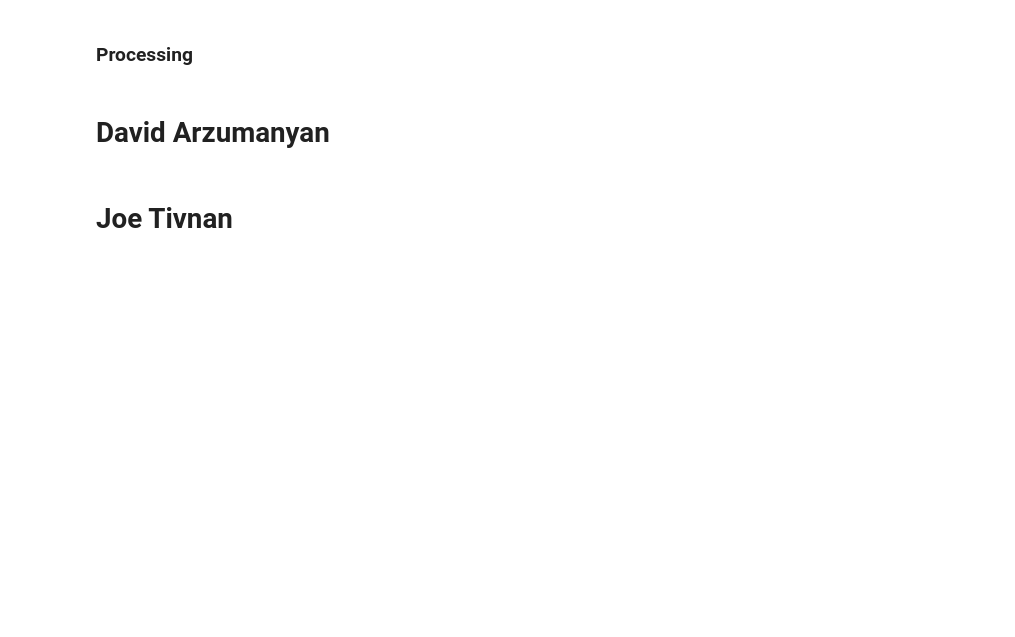
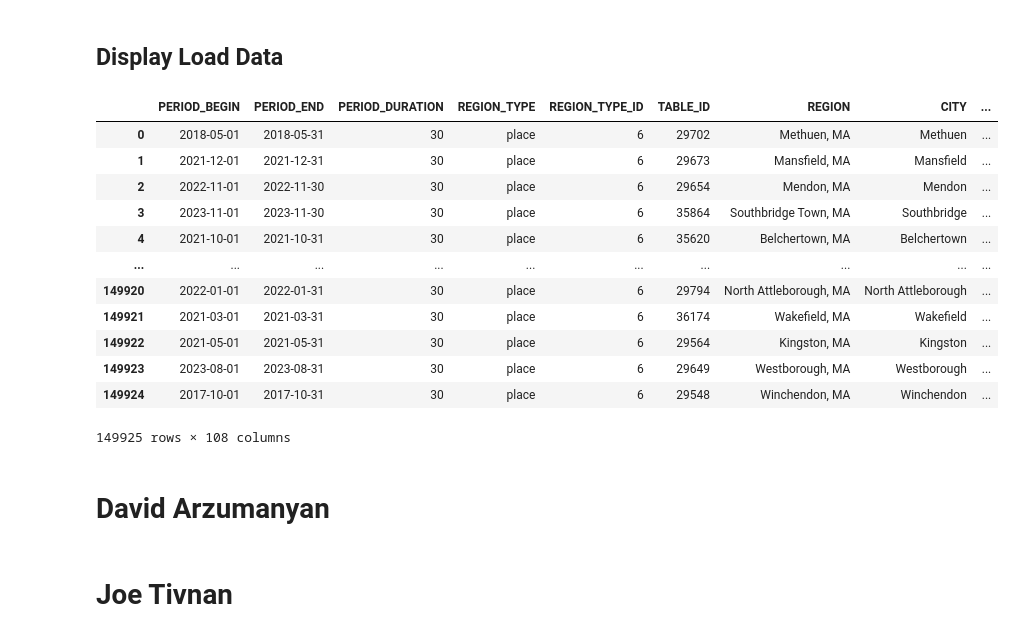
Before and after one commit to tivnanjatwit/Housing-LR, a Jupyter notebook: DATA3010_Project.ipynb, the cells around one changed output. Saved outputs shown, nothing was run; the diff lists cells and outputs as text; code cells hidden in the pictures; blank space fills up the shorter version.

```diff
--- a/DATA3010_Project.ipynb
+++ b/DATA3010_Project.ipynb
@@ -3,24 +2,0 @@
-# %%
-import pandas as pd
-import numpy as np
-from pathlib import Path
-
-
-# Create a base directory (relative path)
-data_dir = Path("Data")
-pd.set_option('display.max_columns', None)
-marketData = pd.read_csv(data_dir /"slim_massachusetts_market_data.csv")
-
-# Skiprows for not reading the reader of the files
-Crime2024 = pd.read_csv(data_dir / "Number of Crimes by Offense Type_2024.csv", skiprows=5)
-Crime2023 = pd.read_csv(data_dir / "Number of Crimes by Offense Type_2023.csv", skiprows=5)
-Crime2022 = pd.read_csv(data_dir / "Number of Crimes by Offense Type_2022.csv", skiprows=5)
-Crime2021 = pd.read_csv(data_dir / "Number of Crimes by Offense Type_2021.csv", skiprows=5)
-Crime2020 = pd.read_csv(data_dir / "Number of Crimes by Offense Type_2020.csv", skiprows=5)
-Crime2019 = pd.read_csv(data_dir / "Number of Crimes by Offense Type_2019.csv", skiprows=5)
-Crime2018 = pd.read_csv(data_dir / "Number of Crimes by Offense Type_2018.csv", skiprows=5)
-Crime2017 = pd.read_csv(data_dir / "Number of Crimes by Offense Type_2017.csv", skiprows=5)
-Crime2016 = pd.read_csv(data_dir / "Number of Crimes by Offense Type_2016.csv", skiprows=5)
-Crime2015 = pd.read_csv(data_dir / "Number of Crimes by Offense Type_2015.csv", skiprows=5)
-# %% [markdown]
-### Processing
@@ -281,5 +3,36 @@ merged_df = pd.merge(
+# %%
+import preprocess as pp
+import pandas as pd
+import numpy as np
+from pathlib import Path
+import seaborn as sns
+import matplotlib.pyplot as plt
+from IPython.display import display
+
+## Delete Warning Messages
+import warnings
+warnings.filterwarnings("ignore")
+
+data = pp.DataPreprocessor()
+merged_df = data.get_merged_data()
+# %% [markdown]
+## Display Load Data
 # %%
-display(merged_df[merged_df['CITY']=='Watertown'])
+display(merged_df)
+# %% [output]
+|  | PERIOD_BEGIN | PERIOD_END | PERIOD_DURATION | REGION_TYPE | REGION_TYPE_ID | TABLE_ID | REGION | CITY | ... |
+| 0 | 2018-05-01 | 2018-05-31 | 30 | place | 6 | 29702 | Methuen, MA | Methuen | ... |
+| 1 | 2021-12-01 | 2021-12-31 | 30 | place | 6 | 29673 | Mansfield, MA | Mansfield | ... |
+| 2 | 2022-11-01 | 2022-11-30 | 30 | place | 6 | 29654 | Mendon, MA | Mendon | ... |
+| 3 | 2023-11-01 | 2023-11-30 | 30 | place | 6 | 35864 | Southbridge Town, MA | Southbridge | ... |
+| 4 | 2021-10-01 | 2021-10-31 | 30 | place | 6 | 35620 | Belchertown, MA | Belchertown | ... |
+| ... | ... | ... | ... | ... | ... | ... | ... | ... | ... |
+| 149920 | 2022-01-01 | 2022-01-31 | 30 | place | 6 | 29794 | North Attleborough, MA | North Attleborough | ... |
+| 149921 | 2021-03-01 | 2021-03-31 | 30 | place | 6 | 36174 | Wakefield, MA | Wakefield | ... |
+| 149922 | 2021-05-01 | 2021-05-31 | 30 | place | 6 | 29564 | Kingston, MA | Kingston | ... |
+| 149923 | 2023-08-01 | 2023-08-31 | 30 | place | 6 | 29649 | Westborough, MA | Westborough | ... |
+| 149924 | 2017-10-01 | 2017-10-31 | 30 | place | 6 | 29548 | Winchendon, MA | Winchendon | ... |
+149925 rows × 108 columns
 # %% [markdown]
 # David Arzumanyan
 # %%
```
Also changed, not shown: parts of 2 cells of this notebook, 1 other file.
